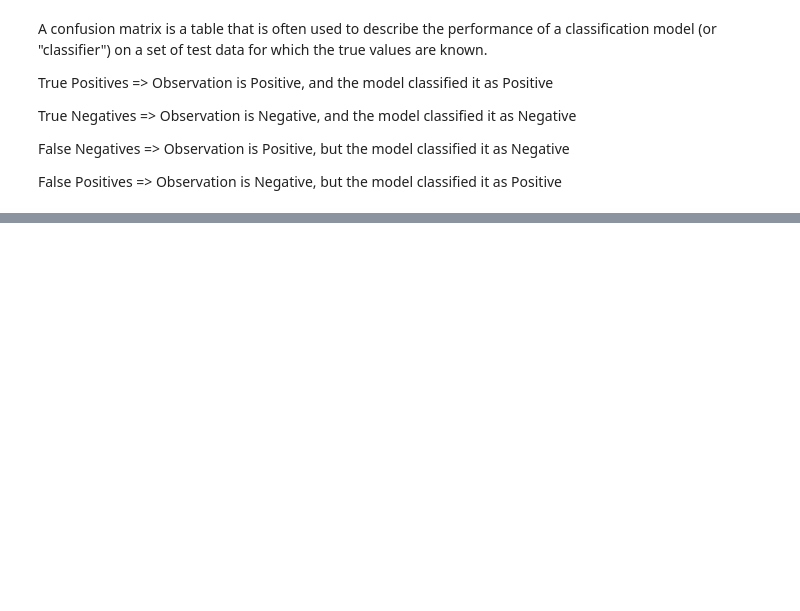
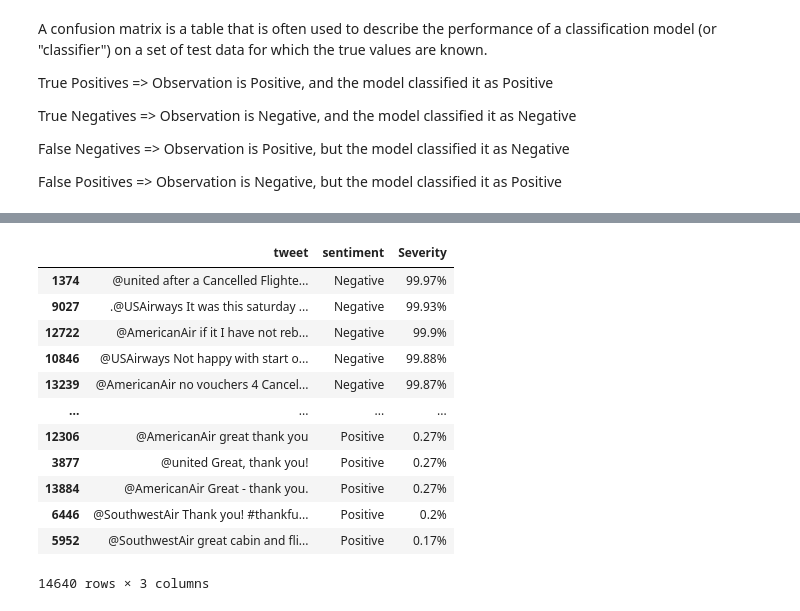
Before and after one commit to thesarwars/Sentiment_Analysis_using_Machine_Learning, a Jupyter notebook: Sentiment.ipynb, the cells around one changed output, grey strips where cells are left out. Saved outputs shown, nothing was run; the diff lists cells and outputs as text; code cells hidden in the pictures; blank space fills up the shorter version.

```diff
--- a/Sentiment.ipynb
+++ b/Sentiment.ipynb
@@ -637,0 +671,27 @@ df
+# %%
+# Created a method to perform tfidf vectorizer on unseen data and then using the model loaded from pickle file to predict
+# whether positive or negative and also the probability along with it.
+# Do note, unseen data should be pass to the model in a list
+
+def predict_Excel(vectoriser, model, comment):
+    finaldata = []
+
+    commentdata = vectoriser.transform(lemmatize_process(preprocessing(comment)))
+    sentiment = model.predict(commentdata)
+
+    # print(model.classes_)
+    sentiment_prob = model.predict_proba(commentdata)
+
+    for index, tweet in enumerate(comment):
+#         if sentiment[index] == 1:
+        sentiment_probFinal = sentiment_prob[index][0]
+#         else:
+#             sentiment_probFinal = sentiment_prob[index][0]
+
+        sentiment_probFinal2 = '{}%'.format(round(sentiment_probFinal*100,2))
+        finaldata.append((tweet, sentiment[index], sentiment_probFinal2))
+
+    # Convert the list into a Pandas DataFrame
+    df = pd.DataFrame(finaldata, columns = ['tweet', 'sentiment', 'Severity'])
+    df = df.replace([0,1], ["Negative", "Positive"])
+    return df
@@ -637,0 +701,17 @@ df
+# %%
+df.sort_values(by=['Severity'], ascending = False, inplace = True)
+df
+# %% [output]
+|  | tweet | sentiment | Severity |
+| 1374 | @united after a Cancelled Flighte... | Negative | 99.97% |
+| 9027 | .@USAirways It was this saturday ... | Negative | 99.93% |
+| 12722 | @AmericanAir if it I have not reb... | Negative | 99.9% |
+| 10846 | @USAirways Not happy with start o... | Negative | 99.88% |
+| 13239 | @AmericanAir no vouchers 4 Cancel... | Negative | 99.87% |
+| ... | ... | ... | ... |
+| 12306 | @AmericanAir great thank you | Positive | 0.27% |
+| 3877 | @united Great, thank you! | Positive | 0.27% |
+| 13884 | @AmericanAir Great - thank you. | Positive | 0.27% |
+| 6446 | @SouthwestAir Thank you! #thankfu... | Positive | 0.2% |
+| 5952 | @SouthwestAir great cabin and fli... | Positive | 0.17% |
+14640 rows × 3 columns
```
Also changed, not shown: parts of 44 cells of this notebook, 2 other files.
